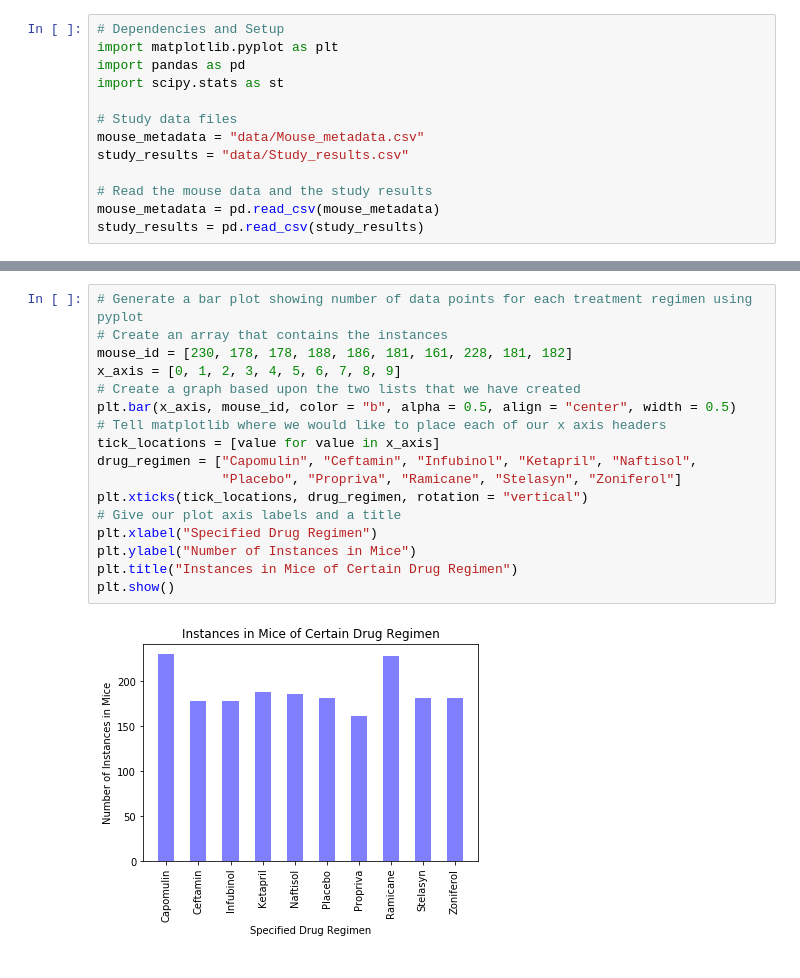
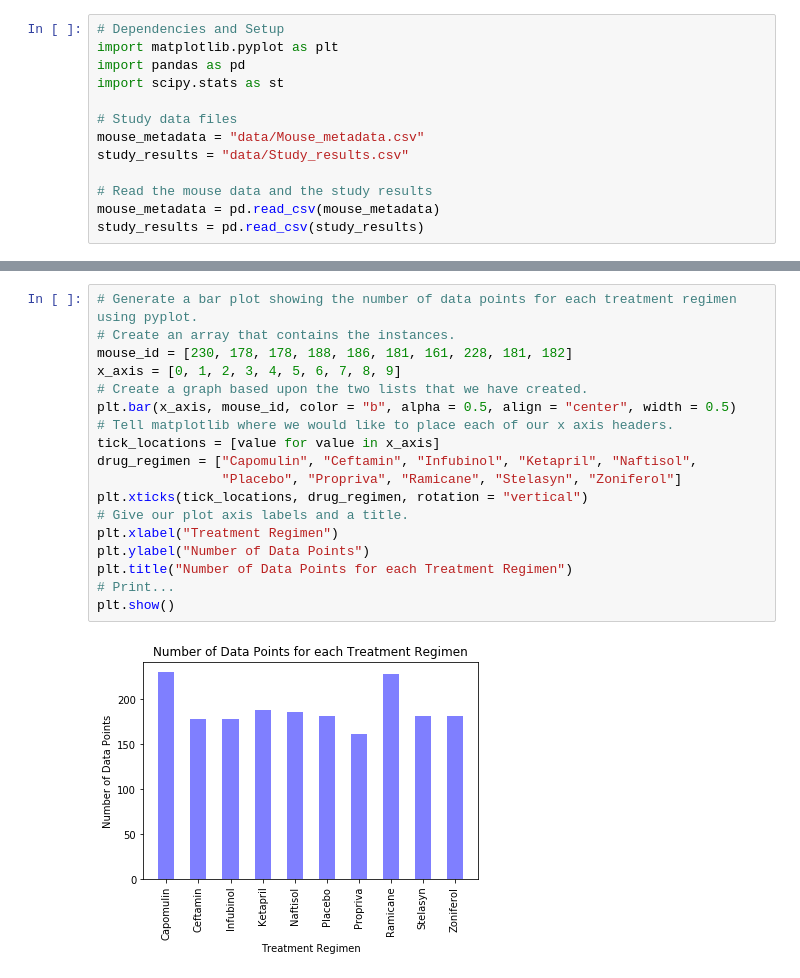
Before and after one commit to ognjenstrbanovic/APIs-vacation-spots, a Jupyter notebook: matplotlib-challenge/Matplotlib Homework - The Power of Plots.ipynb, the cells around one changed output, grey strips where cells are left out. Saved outputs shown, nothing was run; the diff lists cells and outputs as text.

```diff
--- a/matplotlib-challenge/Matplotlib Homework - The Power of Plots.ipynb
+++ b/matplotlib-challenge/Matplotlib Homework - The Power of Plots.ipynb
@@ -73,22 +92,23 @@ Text(0, 0.5, 'Number of Instances in Mice')
 # %%
-# Generate a bar plot showing number of data points for each treatment regimen using pyplot
-# Create an array that contains the instances
+# Generate a bar plot showing the number of data points for each treatment regimen using pyplot.
+# Create an array that contains the instances.
 mouse_id = [230, 178, 178, 188, 186, 181, 161, 228, 181, 182]
 x_axis = [0, 1, 2, 3, 4, 5, 6, 7, 8, 9]
-# Create a graph based upon the two lists that we have created
+# Create a graph based upon the two lists that we have created.
 plt.bar(x_axis, mouse_id, color = "b", alpha = 0.5, align = "center", width = 0.5)
-# Tell matplotlib where we would like to place each of our x axis headers
+# Tell matplotlib where we would like to place each of our x axis headers.
 tick_locations = [value for value in x_axis]
 drug_regimen = ["Capomulin", "Ceftamin", "Infubinol", "Ketapril", "Naftisol",
                 "Placebo", "Propriva", "Ramicane", "Stelasyn", "Zoniferol"]
 plt.xticks(tick_locations, drug_regimen, rotation = "vertical")
-# Give our plot axis labels and a title
-plt.xlabel("Specified Drug Regimen")
-plt.ylabel("Number of Instances in Mice")
-plt.title("Instances in Mice of Certain Drug Regimen")
+# Give our plot axis labels and a title.
+plt.xlabel("Treatment Regimen")
+plt.ylabel("Number of Data Points")
+plt.title("Number of Data Points for each Treatment Regimen")
+# Print...
 plt.show()
 # %% [output]
-[figure, old version]
+[figure, new version]
 # %%
 # Generate a pie plot showing the distribution of female versus male mice using pandas
 # "groupby" the "Sex" and count the number of female and male mice
```
Also changed, not shown: parts of 16 cells of this notebook.
